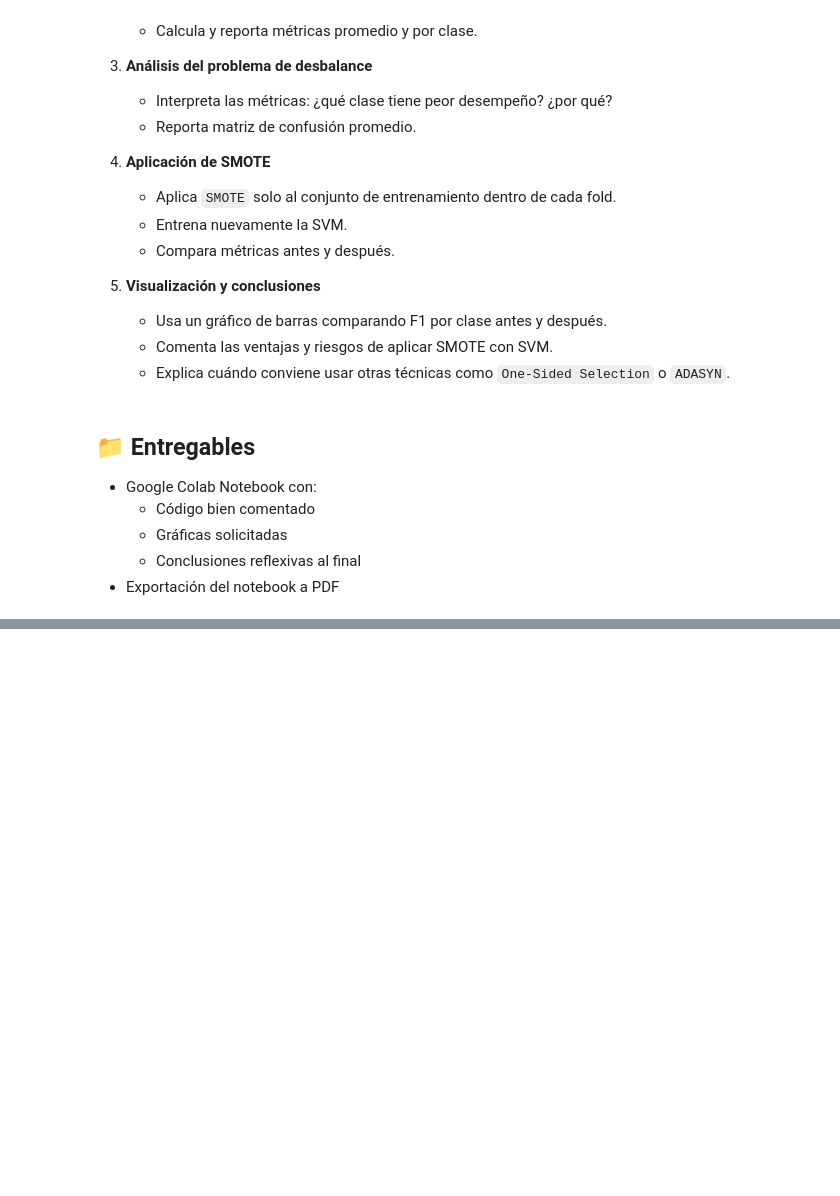
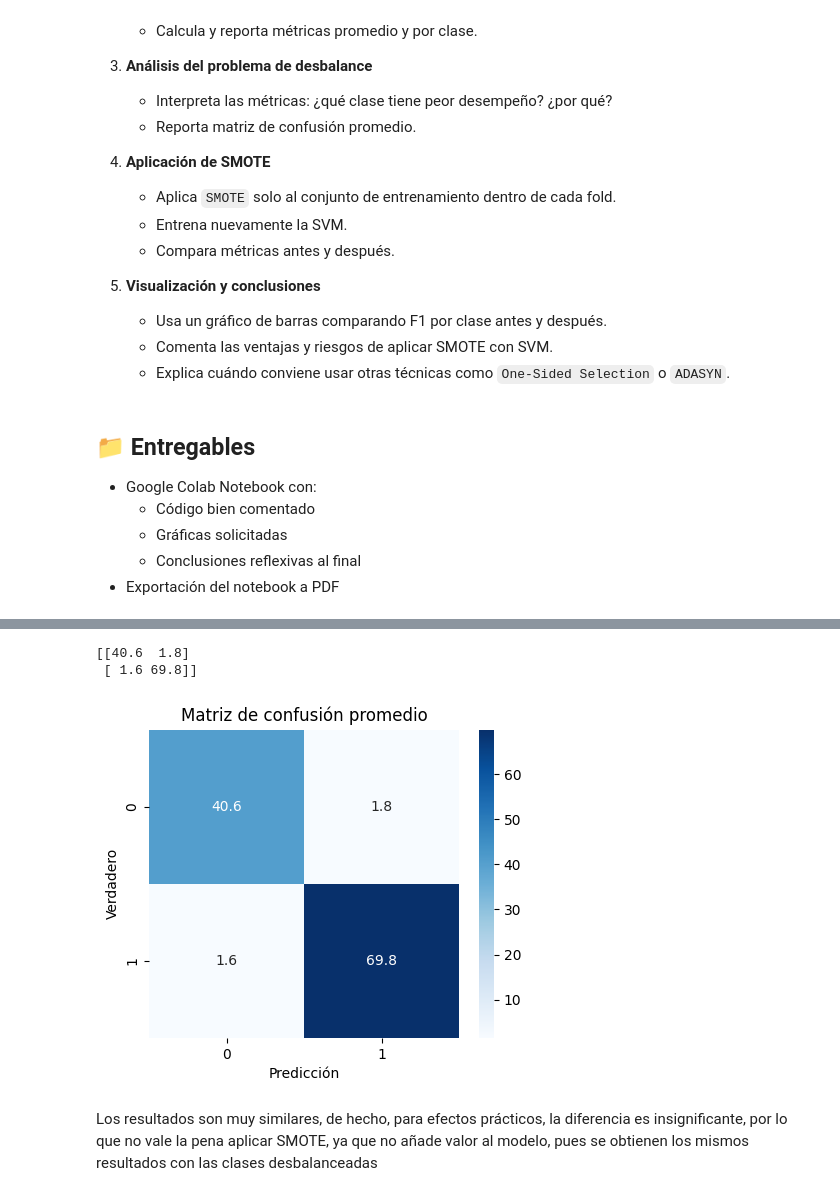
Before and after one commit to GustavoHDLC1/Colab_Files_PADP, a Jupyter notebook: Tarea_SVM_Clases_No_Balanceadas.ipynb, the cells around one changed output, grey strips where cells are left out. Cells and saved outputs as stored; diff of their text form; code cells hidden in the pictures; blank space fills up the shorter version.

```diff
--- a/Tarea_SVM_Clases_No_Balanceadas.ipynb
+++ b/Tarea_SVM_Clases_No_Balanceadas.ipynb
@@ -59,0 +249,25 @@ Al finalizar esta tarea, el estudiante será capaz de:
+# %%
+# Listas para guardar resultados
+conf_matrices_1 = []
+precision_scores_1, recall_scores_1, f1_scores_1 = [], [], []
+# %%
+# Validación cruzada para obtener métricas por clase
+for train_idx, test_idx in cv.split(X, y):
+    X_train, X_test = X.iloc[train_idx], X.iloc[test_idx]
+    y_train, y_test = y.iloc[train_idx], y.iloc[test_idx]
+
+    smote = SMOTE(random_state=42)
+    X_train, y_train = smote.fit_resample(X_train, y_train)
+
+    pipeline.fit(X_train, y_train)
+    y_pred = pipeline.predict(X_test)
+
+    # Matriz de confusión
+    cm = confusion_matrix(y_test, y_pred)
+    conf_matrices_1.append(cm)
+
+    # Métricas por clase
+    report = precision_recall_fscore_support(y_test, y_pred, average=None, zero_division=0)
+    precision_scores_1.append(report[0])
+    recall_scores_1.append(report[1])
+    f1_scores_1.append(report[2])
@@ -59,0 +294,19 @@ Al finalizar esta tarea, el estudiante será capaz de:
+# %%
+avg_conf_matrix = np.mean(conf_matrices_1, axis=0)
+# %%
+print(np.round(avg_conf_matrix, 2))
+# %% [output]
+[[40.6  1.8]
+ [ 1.6 69.8]]
+# %%
+# Visualizar matriz promedio
+plt.figure(figsize=(5,4))
+sns.heatmap(avg_conf_matrix, annot=True, fmt=".1f", cmap="Blues")
+plt.title("Matriz de confusión promedio")
+plt.xlabel("Predicción")
+plt.ylabel("Verdadero")
+plt.show()
+# %% [output]
+[figure, added]
+# %% [markdown]
+Los resultados son muy similares, de hecho, para efectos prácticos, la diferencia es insignificante, por lo que no vale la pena aplicar SMOTE, ya que no añade valor al modelo, pues se obtienen los mismos resultados con las clases desbalanceadas
```
Also changed, not shown: parts of 34 cells of this notebook.
